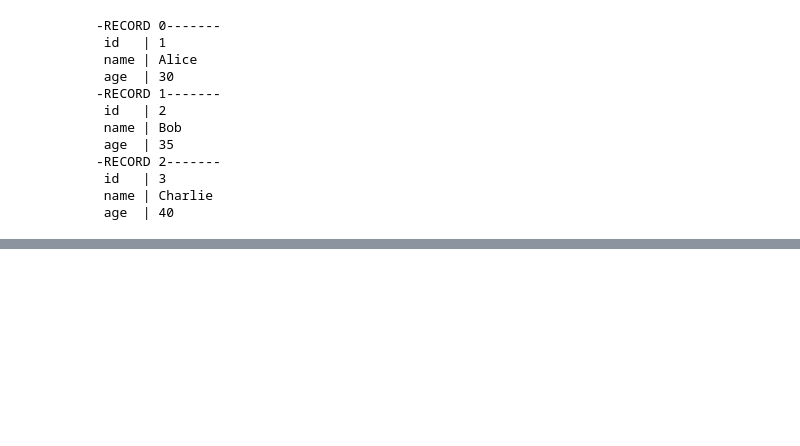
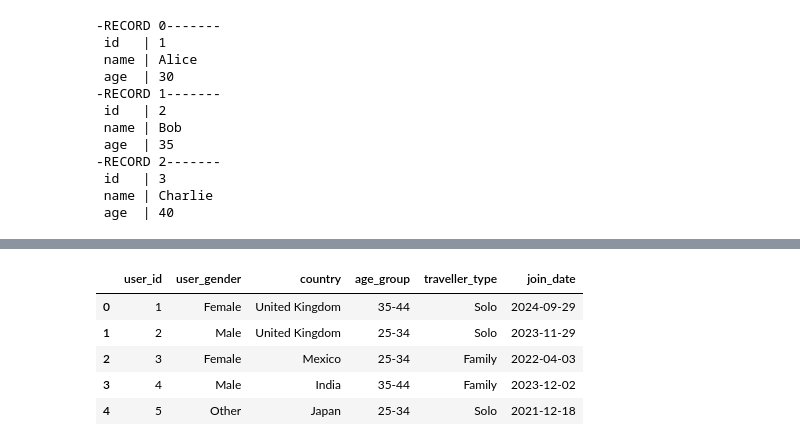
Before and after one commit to Deborshi1998/python-snippets, a Jupyter notebook: Spark.ipynb, the cells around one changed output, grey strips where cells are left out. Cells and saved outputs as stored; diff of their text form; code cells hidden in the pictures; blank space fills up the shorter version.

```diff
--- a/Spark.ipynb
+++ b/Spark.ipynb
@@ -112,0 +396,9 @@ df_pandas.show(vertical=True)
+# %%
+pd_users.head()
+# %% [output]
+|  | user_id | user_gender | country | age_group | traveller_type | join_date |
+| 0 | 1 | Female | United Kingdom | 35-44 | Solo | 2024-09-29 |
+| 1 | 2 | Male | United Kingdom | 25-34 | Solo | 2023-11-29 |
+| 2 | 3 | Female | Mexico | 25-34 | Family | 2022-04-03 |
+| 3 | 4 | Male | India | 35-44 | Family | 2023-12-02 |
+| 4 | 5 | Other | Japan | 25-34 | Solo | 2021-12-18 |
```
Also changed, not shown: parts of 64 cells of this notebook.
